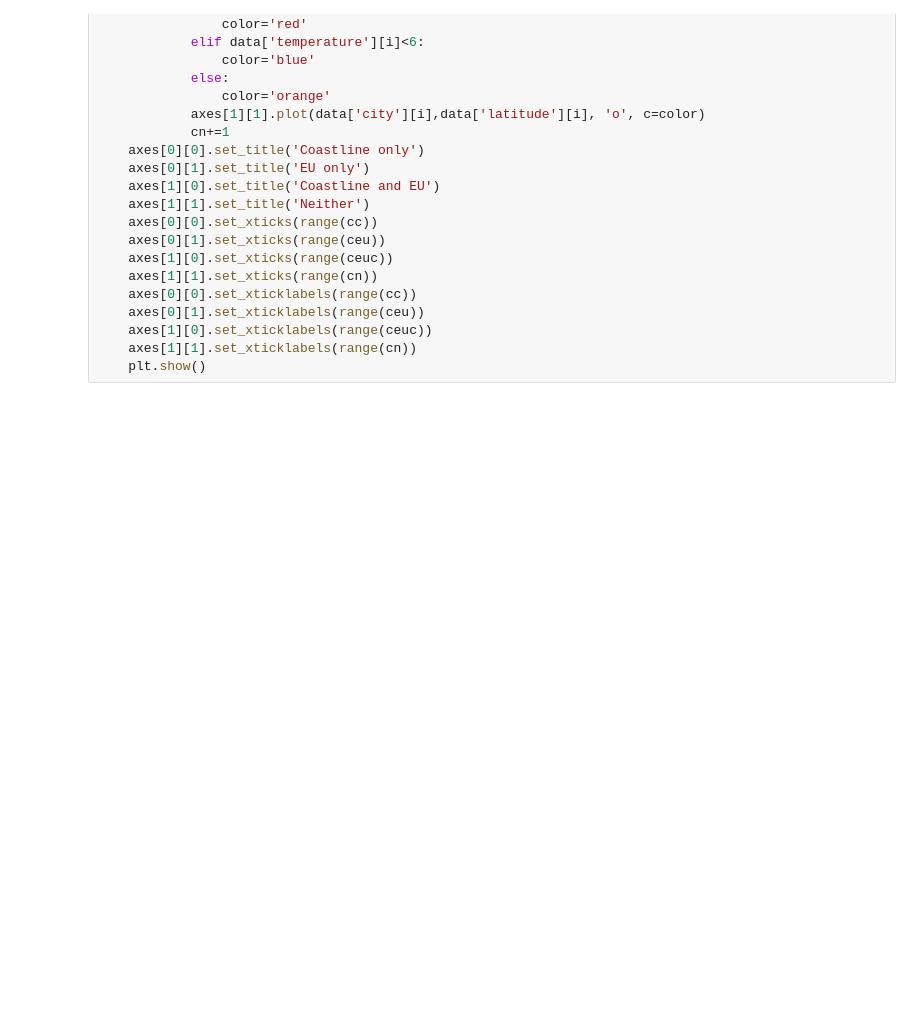
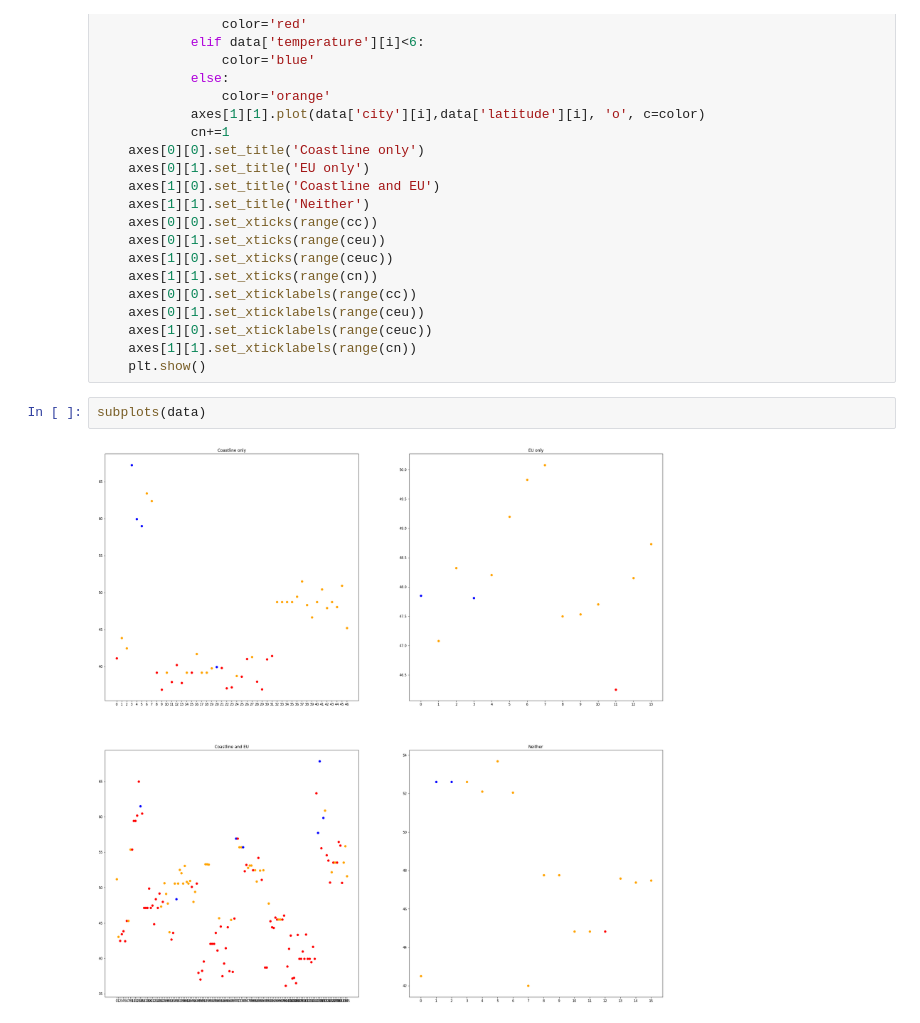
Before and after one commit to Kirill-Vine/210p3, a Jupyter notebook: part1/eucities_temps.ipynb, the cells around one changed output. Drawn from its saved outputs; the diff is of its cells as text; blank space fills up the shorter version.

```diff
--- a/part1/eucities_temps.ipynb
+++ b/part1/eucities_temps.ipynb
@@ -179,3 +247,7 @@ def subplots(data):
     axes[1][0].set_xticklabels(range(ceuc))
     axes[1][1].set_xticklabels(range(cn))
     plt.show()
+# %%
+subplots(data)
+# %% [output]
+[figure, added]
```
Also changed, not shown: parts of 9 cells of this notebook.
